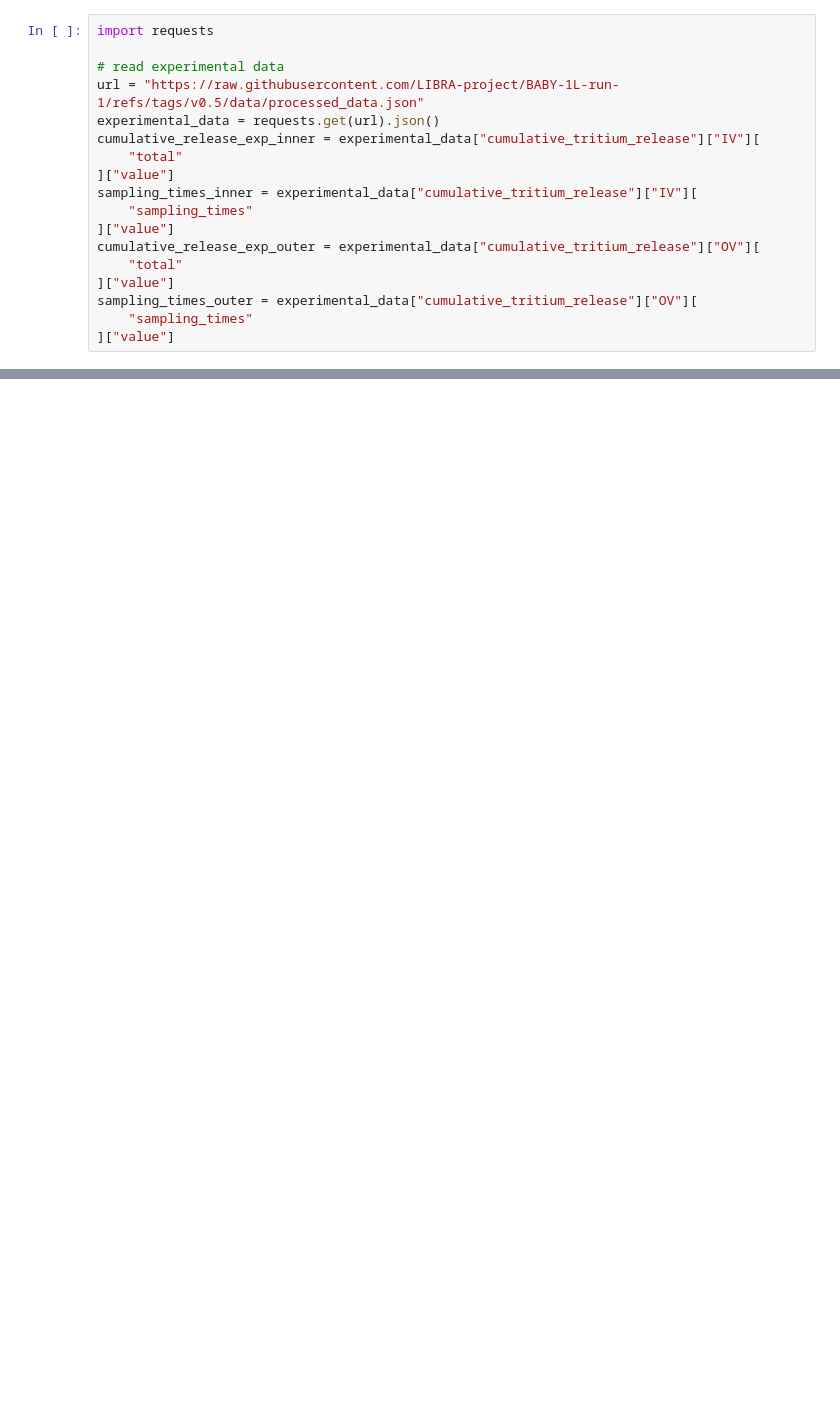
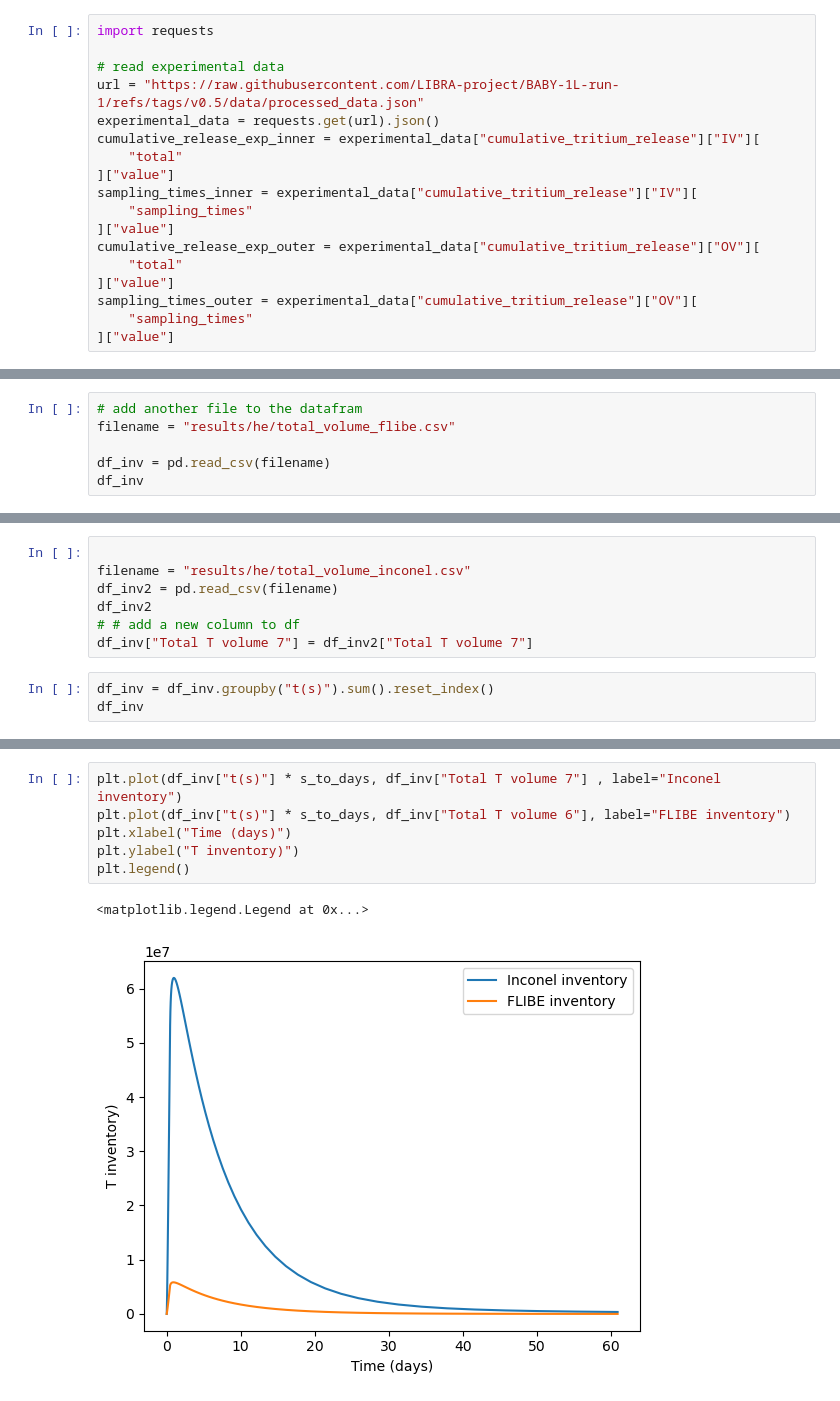
Before and after one commit to LIBRA-project/BABY-tritium-transport, a Jupyter notebook: analysis/plotting.ipynb, the cells around one changed output, grey strips where cells are left out. Cells and saved outputs as stored; diff of their text form; blank space fills up the shorter version.

```diff
--- a/analysis/plotting.ipynb
+++ b/analysis/plotting.ipynb
@@ -82,0 +166,6 @@ expected_plateau
+# %%
+# add another file to the datafram
+filename = "results/he/total_volume_flibe.csv"
+
+df_inv = pd.read_csv(filename)
+df_inv
@@ -82,0 +186,10 @@ expected_plateau
+# %%
+
+filename = "results/he/total_volume_inconel.csv"
+df_inv2 = pd.read_csv(filename)
+df_inv2
+# # add a new column to df
+df_inv["Total T volume 7"] = df_inv2["Total T volume 7"]
+# %%
+df_inv = df_inv.groupby("t(s)").sum().reset_index()
+df_inv
@@ -82,0 +210,9 @@ expected_plateau
+# %%
+plt.plot(df_inv["t(s)"] * s_to_days, df_inv["Total T volume 7"] , label="Inconel inventory")
+plt.plot(df_inv["t(s)"] * s_to_days, df_inv["Total T volume 6"], label="FLIBE inventory")
+plt.xlabel("Time (days)")
+plt.ylabel("T inventory)")
+plt.legend()
+# %% [output]
+<matplotlib.legend.Legend at 0x...>
+[figure, added]
```
Also changed, not shown: parts of 12 cells of this notebook, 2 other files.
